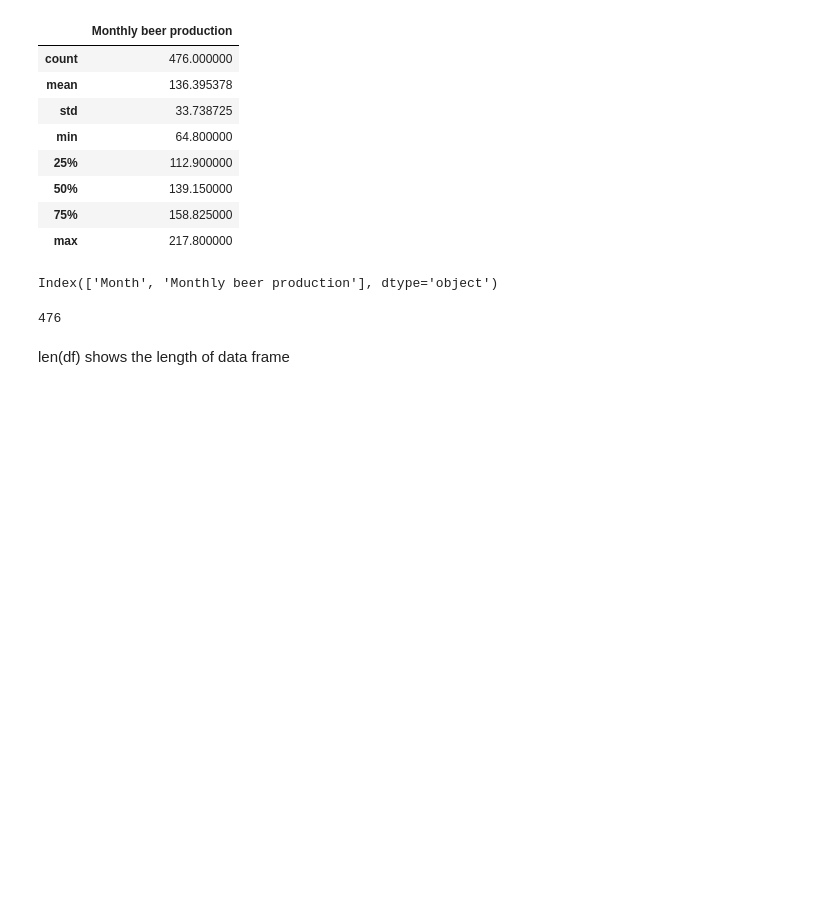
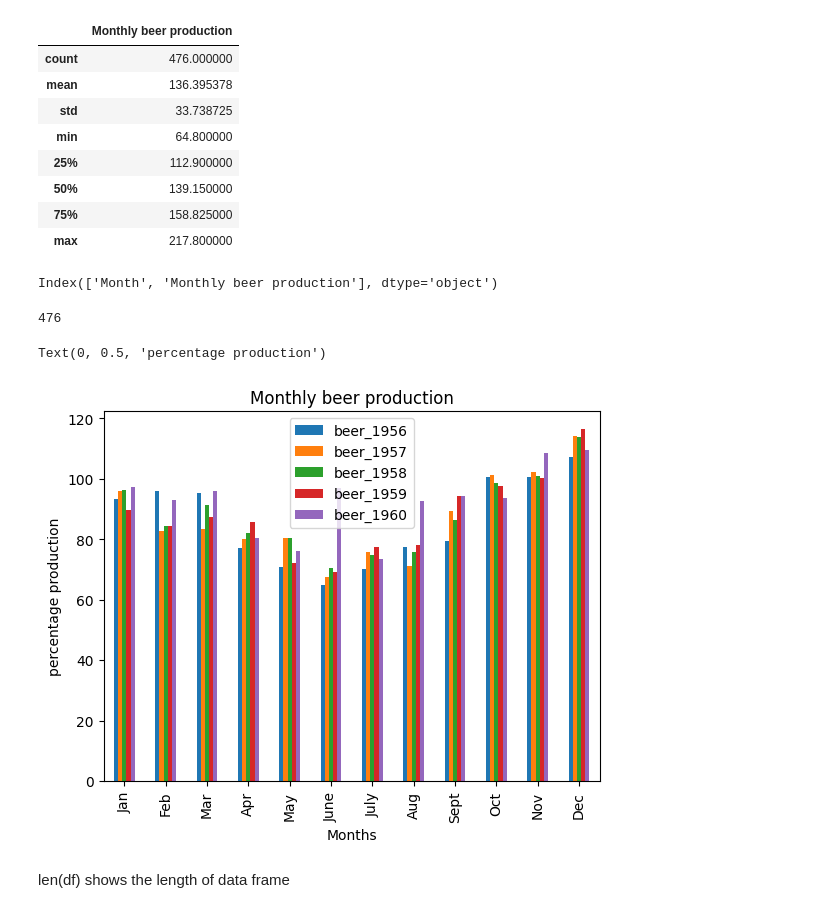
Before and after one commit to aashika-s/pesuio-forecasting, a Jupyter notebook: pesuio_AS.ipynb, the cells around one changed output. Drawn from its saved outputs; the diff is of its cells as text; code cells hidden in the pictures; blank space fills up the shorter version.

```diff
--- a/pesuio_AS.ipynb
+++ b/pesuio_AS.ipynb
@@ -250,5 +250,24 @@ Index(['Month', 'Monthly beer production'], dtype='object')
 len(df)
 # %% [output]
 476
+# %%
+import pandas as pd
+from matplotlib import pyplot as plt
+plotdata=pd.DataFrame({
+    "beer_1956":[93.2, 96, 95.2, 77.1, 70.9, 64.8, 70.1, 77.3, 79.5, 100.6, 100.7, 107.1],
+    "beer_1957":[95.9, 82.8, 83.3, 80, 80.4, 67.5, 75.7, 71.1, 89.3, 101.1, 102.1, 114.1],
+    "beer_1958":[96.3, 84.4, 91.2, 81.9, 80.5, 70.4, 74.8, 75.9, 86.3, 98.7, 100.9, 113.8],
+    "beer_1959":[89.8, 84.4, 87.2, 85.6, 72, 69.2, 77.5, 78.1, 94.3, 97.7, 100.2, 116.4],
+    "beer_1960":[97.1, 93, 96, 80.5, 76.1, 96.9, 73.6, 92.6, 94.2, 93.5, 108.5, 109.4]
+    },
+     index=["Jan","Feb","Mar","Apr","May","June","July","Aug","Sept","Oct","Nov","Dec"]
+)
+plotdata.plot(kind="bar")
+plt.title("Monthly beer production")
+plt.xlabel("Months")
+plt.ylabel("percentage production")
+# %% [output]
+Text(0, 0.5, 'percentage production')
+[figure, added]
 # %% [markdown]
 len(df) shows the length of data frame
```
